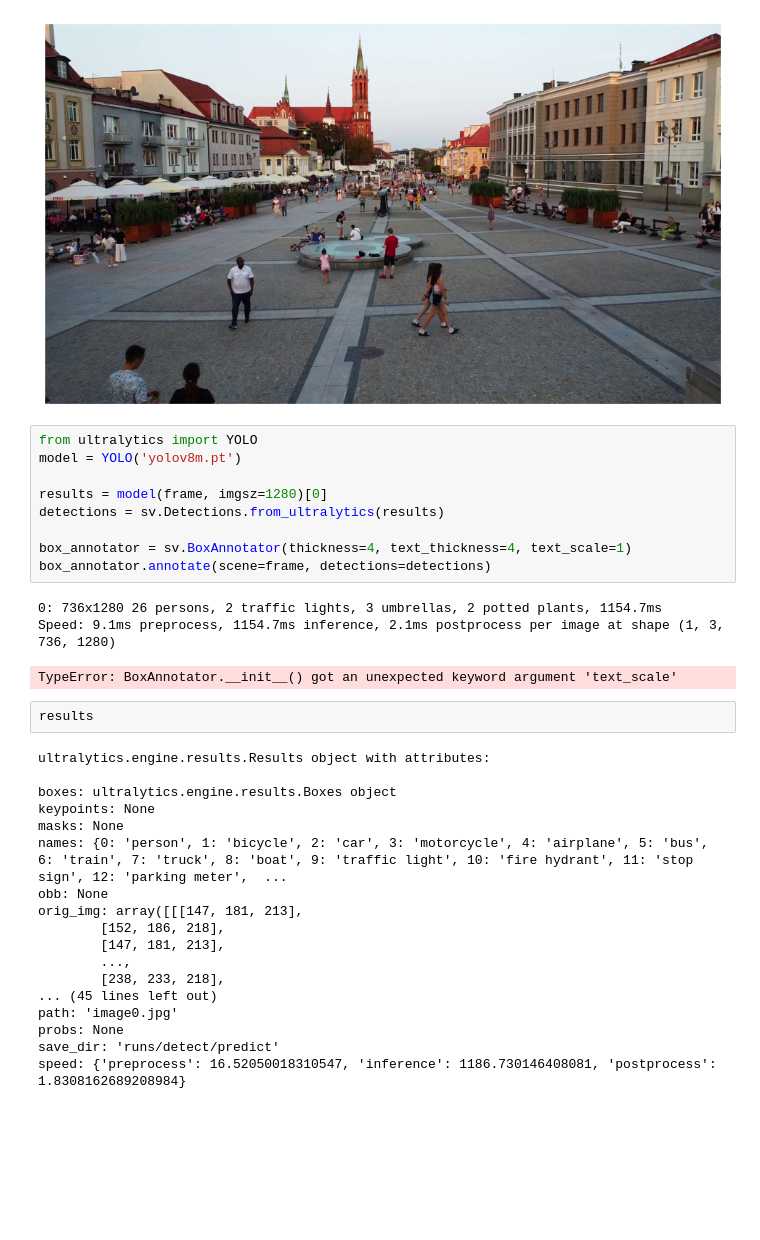
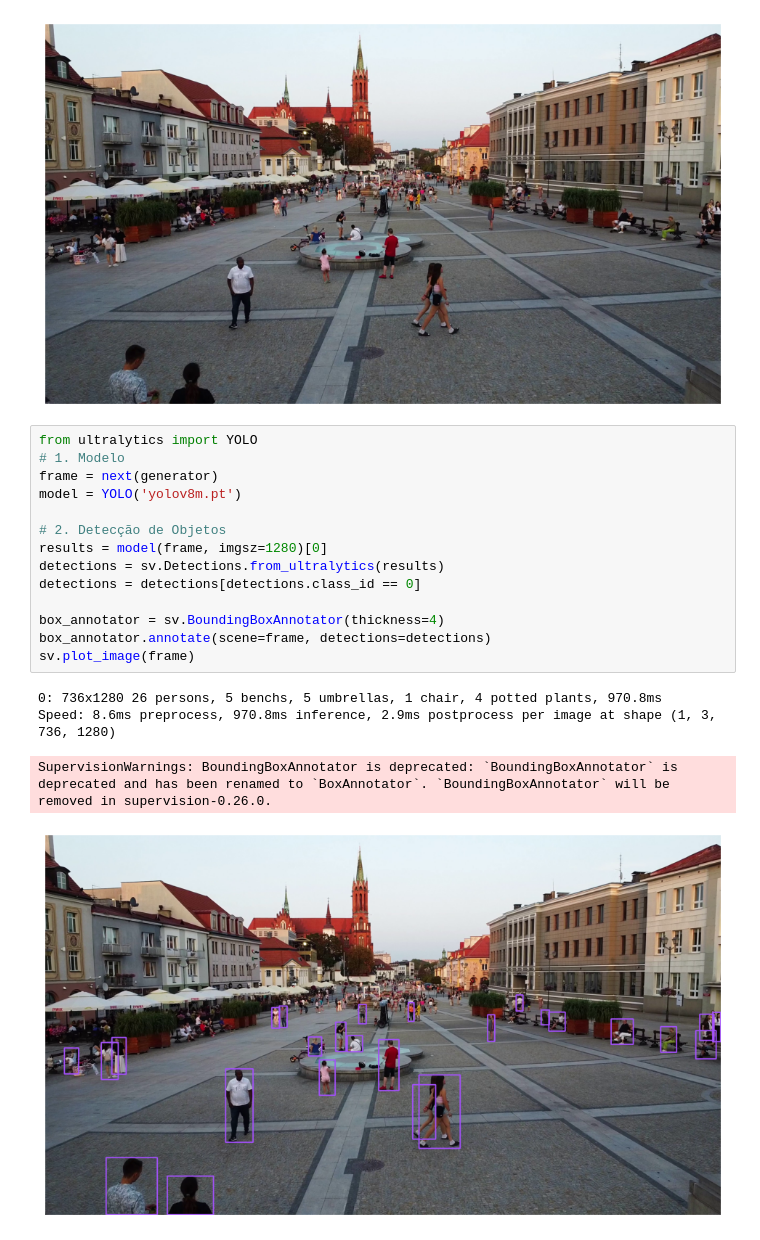
Before and after one commit to gabrielmds42/visaocomputacional, a Jupyter notebook: aula1.ipynb, the cells around one changed output. Drawn from its saved outputs; the diff is of its cells as text; blank space fills up the shorter version.

```diff
--- a/aula1.ipynb
+++ b/aula1.ipynb
@@ -26,34 +26,20 @@ sv.plot_image(frame)
 [figure]
 # %%
 from ultralytics import YOLO
+# 1. Modelo
+frame = next(generator)
 model = YOLO('yolov8m.pt')
 
+# 2. Detecção de Objetos
 results = model(frame, imgsz=1280)[0]
 detections = sv.Detections.from_ultralytics(results)
+detections = detections[detections.class_id == 0]
 
-box_annotator = sv.BoxAnnotator(thickness=4, text_thickness=4, text_scale=1)
+box_annotator = sv.BoundingBoxAnnotator(thickness=4)
 box_annotator.annotate(scene=frame, detections=detections)
+sv.plot_image(frame)
 # %% [output]
-0: 736x1280 26 persons, 2 traffic lights, 3 umbrellas, 2 potted plants, 1154.7ms
-Speed: 9.1ms preprocess, 1154.7ms inference, 2.1ms postprocess per image at shape (1, 3, 736, 1280)
+0: 736x1280 26 persons, 5 benchs, 5 umbrellas, 1 chair, 4 potted plants, 970.8ms
+Speed: 8.6ms preprocess, 970.8ms inference, 2.9ms postprocess per image at shape (1, 3, 736, 1280)
-TypeError: BoxAnnotator.__init__() got an unexpected keyword argument 'text_scale'
+SupervisionWarnings: BoundingBoxAnnotator is deprecated: `BoundingBoxAnnotator` is deprecated and has been renamed to `BoxAnnotator`. `BoundingBoxAnnotator` will be removed in supervision-0.26.0.
+[figure, added]
-# %%
-results
-# %% [output]
-ultralytics.engine.results.Results object with attributes:
-
-boxes: ultralytics.engine.results.Boxes object
-keypoints: None
-masks: None
-names: {0: 'person', 1: 'bicycle', 2: 'car', 3: 'motorcycle', 4: 'airplane', 5: 'bus', 6: 'train', 7: 'truck', 8: 'boat', 9: 'traffic light', 10: 'fire hydrant', 11: 'stop sign', 12: 'parking meter',  ...
-obb: None
-orig_img: array([[[147, 181, 213],
-        [152, 186, 218],
-        [147, 181, 213],
-        ...,
-        [238, 233, 218],
-... (45 lines left out)
-path: 'image0.jpg'
-probs: None
-save_dir: 'runs/detect/predict'
-speed: {'preprocess': 16.52050018310547, 'inference': 1186.730146408081, 'postprocess': 1.8308162689208984}
```
Also changed, not shown: parts of 4 cells of this notebook, 3 other files.
